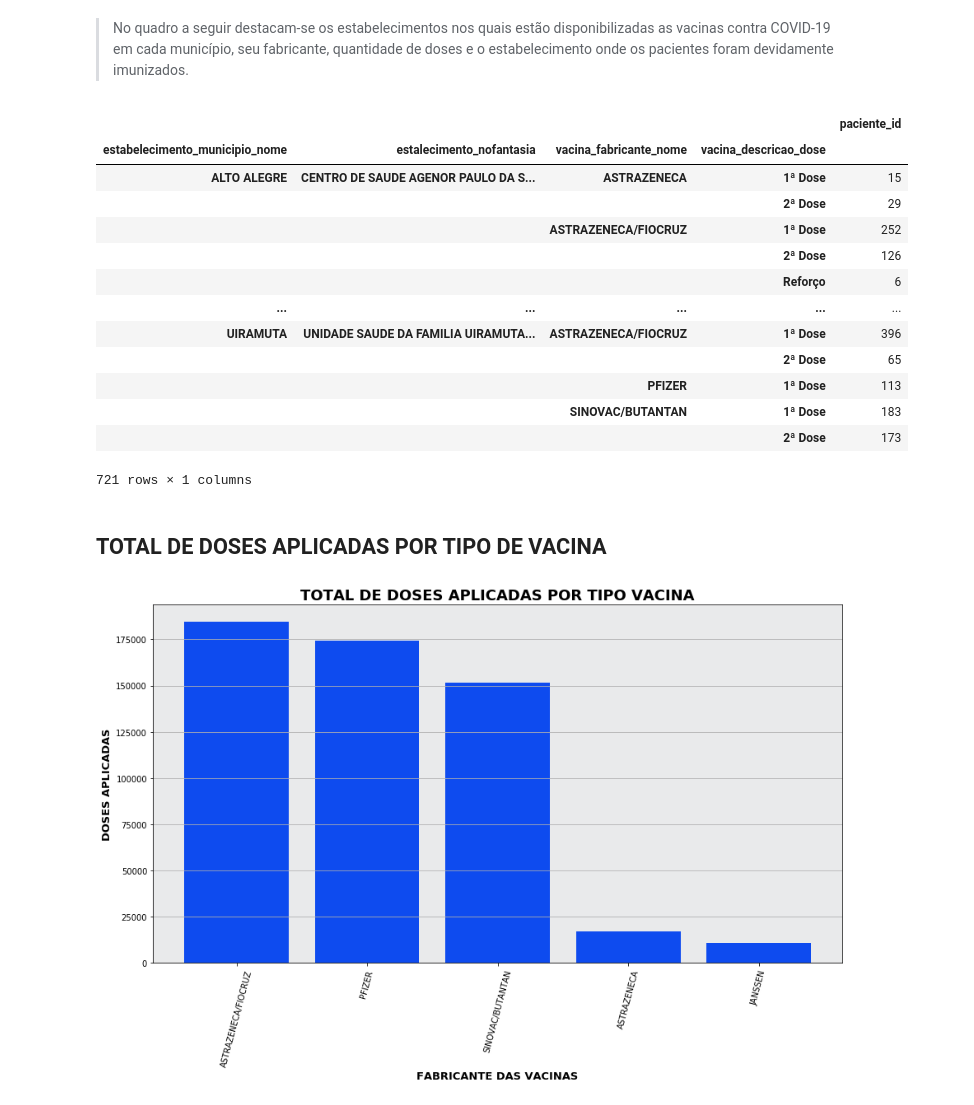
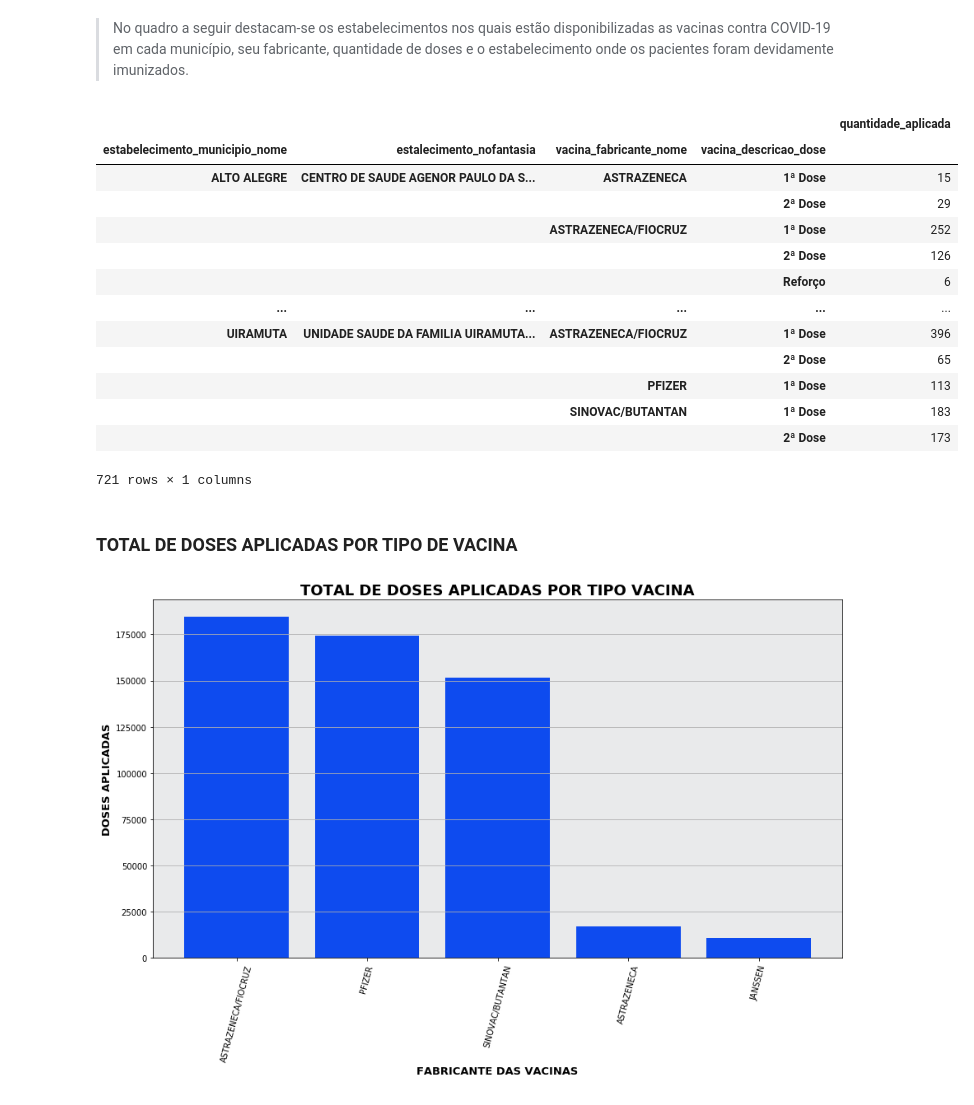
Before and after one commit to evelyncmsouza/Covid-19VaccinationData, a Jupyter notebook: VacinacaoCOVID19.ipynb, the cells around one changed output. Cells and saved outputs as stored; diff of their text form; code cells hidden in the pictures.

```diff
--- a/VacinacaoCOVID19.ipynb
+++ b/VacinacaoCOVID19.ipynb
@@ -80,11 +80,12 @@ Name: vacina_grupoatendimento_nome, Length: 83, dtype: int64
 > No quadro a seguir destacam-se os estabelecimentos nos quais estão disponibilizadas as vacinas contra COVID-19 em cada município, seu fabricante, quantidade de doses e o estabelecimento onde os pacientes foram devidamente imunizados.
 # %%
 colSelected[['estabelecimento_municipio_nome', 'estalecimento_nofantasia',
-             'vacina_fabricante_nome', 'paciente_id', 'vacina_descricao_dose']].groupby([
+             'vacina_fabricante_nome', 'paciente_id', 'vacina_descricao_dose']].rename(columns={
+             'paciente_id' : 'quantidade_aplicada'}).groupby([
              'estabelecimento_municipio_nome', 'estalecimento_nofantasia',
              'vacina_fabricante_nome', 'vacina_descricao_dose']).count()
 # %% [output]
-|  |  |  |  | paciente_id |
+|  |  |  |  | quantidade_aplicada |
 | estabelecimento_municipio_nome | estalecimento_nofantasia | vacina_fabricante_nome | vacina_descricao_dose |  |
 | ALTO ALEGRE | CENTRO DE SAUDE AGENOR PAULO DA S... | ASTRAZENECA | 1ª Dose | 15 |
 |  |  |  | 2ª Dose | 29 |
@@ -99,5 +100,5 @@ colSelected[['estabelecimento_municipio_nome', 'estalecimento_nofantasia',
 |  |  |  | 2ª Dose | 173 |
 721 rows × 1 columns
 # %% [markdown]
-## **TOTAL DE DOSES APLICADAS POR TIPO DE VACINA**
+### **TOTAL DE DOSES APLICADAS POR TIPO DE VACINA**
 # %%
```
Also changed, not shown: parts of 5 cells of this notebook.
